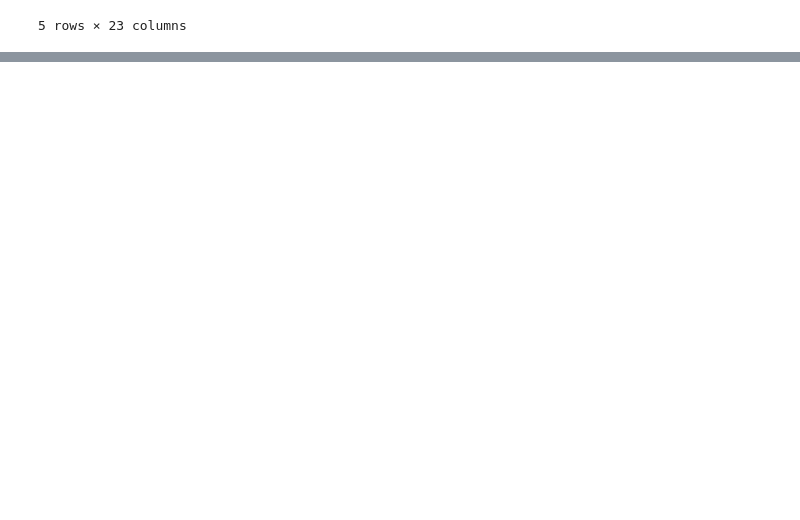
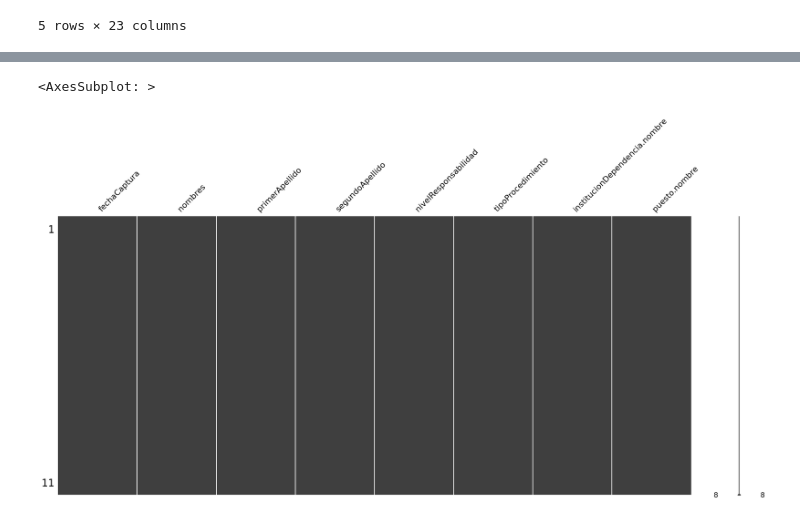
Before and after one commit to luzydata/dataton-2022, a Jupyter notebook: S2-procedimientos-chiapas.ipynb, the cells around one changed output, grey strips where cells are left out. Cells and saved outputs as stored; diff of their text form; code cells hidden in the pictures; blank space fills up the shorter version.

```diff
--- a/S2-procedimientos-chiapas.ipynb
+++ b/S2-procedimientos-chiapas.ipynb
@@ -71,5 +71,10 @@ final.head()
 | 2 | 2022-07-22T14:06:46Z | DAYANHARA | AGUILAR | BALLINAS | [{'clave': 'T', 'valor': 'TRAMITA... | [{'clave': 1, 'valor': 'CONTRATAC... | ... |
 | 3 | 2022-07-22T14:09:50Z | ANA ISABEL | RAMON | LAGUNA | [{'clave': 'A', 'valor': 'ATENCIÓ... | [{'clave': 3, 'valor': 'ENAJENACI... | ... |
 | 4 | 2022-07-22T14:21:08Z | JULIO CESAR | GARCIA | BENITEZ | [{'clave': 'A', 'valor': 'ATENCIÓ... | [{'clave': 1, 'valor': 'CONTRATAC... | ... |
+# %%
+missingno.matrix(final)
+# %% [output]
+<AxesSubplot: >
+[figure, added]
 # %%
 final.to_csv('s2_chiapas_v1.csv')
```
Also changed, not shown: 2 other files.
